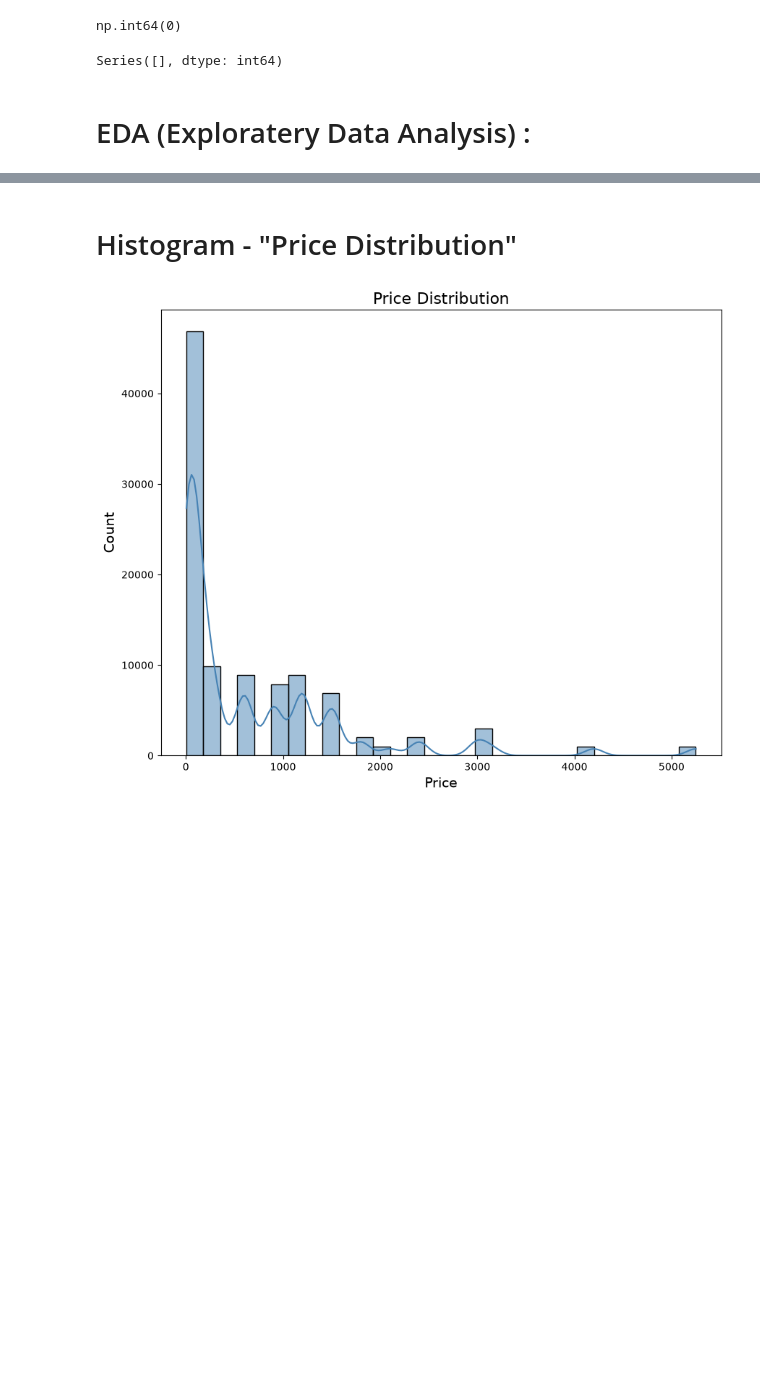
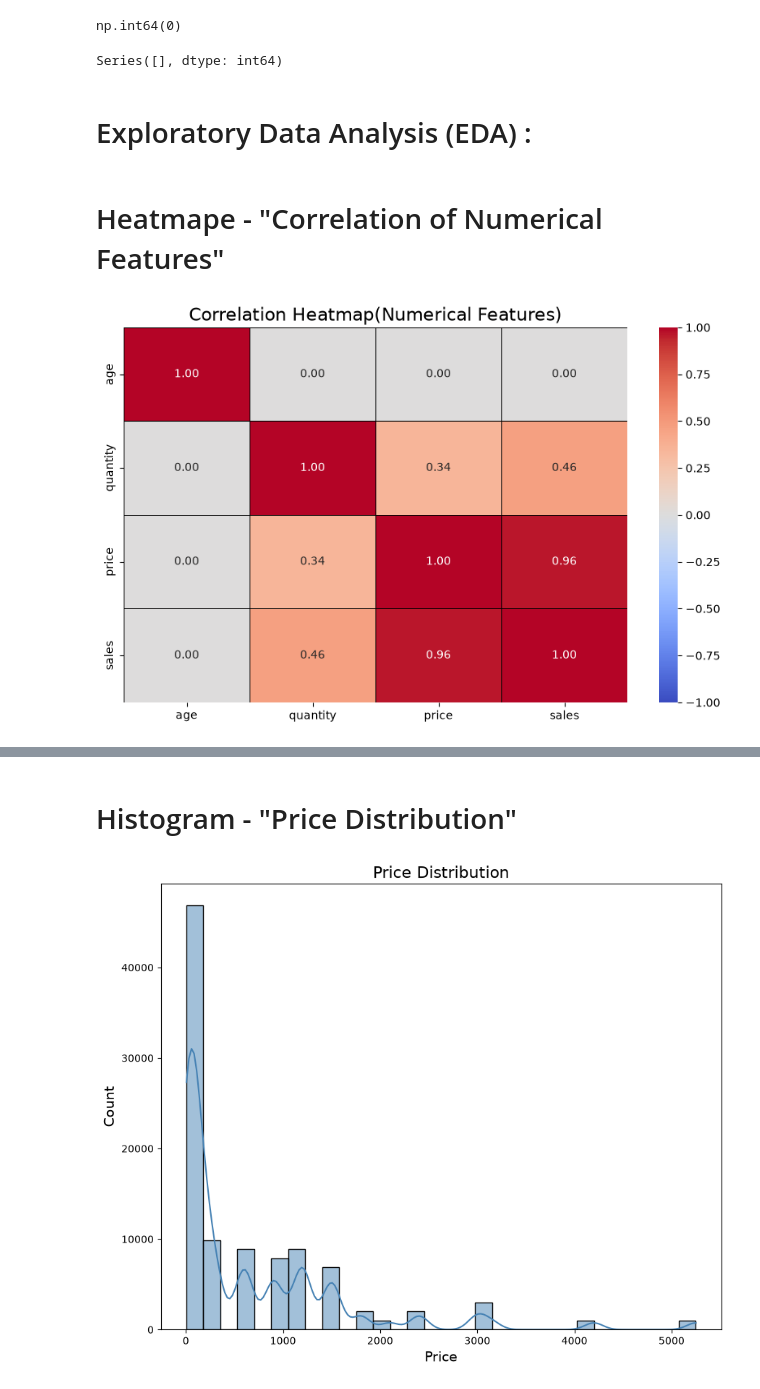
Before and after one commit to harshaslekar5968-crypto/Customer_Transaction_Prediction, a Jupyter notebook: Customer_transaction_prediction.ipynb, the cells around one changed output, grey strips where cells are left out. Cells and saved outputs as stored; diff of their text form; code cells hidden in the pictures; blank space fills up the shorter version.

```diff
--- a/Customer_transaction_prediction.ipynb
+++ b/Customer_transaction_prediction.ipynb
@@ -74,4 +152,17 @@ df.isnull().sum()[df.isnull().sum() > 0]
 # %% [output]
 Series([], dtype: int64)
 # %% [markdown]
-# EDA (Exploratery Data Analysis) :
+# Exploratory Data Analysis (EDA) :
+# %% [markdown]
+# Heatmape - "Correlation of Numerical Features"
+# %%
+num_columns = ["age", "quantity", "price", "sales"]
+plt.figure(figsize=(10, 6))
+sns.heatmap(df[num_columns].corr(),
+            annot=True, fmt=".2f",
+            cmap='coolwarm', vmin=-1, vmax=1, center=0,
+            linewidths=0.5, linecolor='black')
+plt.title("Correlation Heatmap(Numerical Features)", fontsize=16)
+plt.show()
+# %% [output]
+[figure, added]
```
Also changed, not shown: parts of 71 cells of this notebook, 1 other file.
